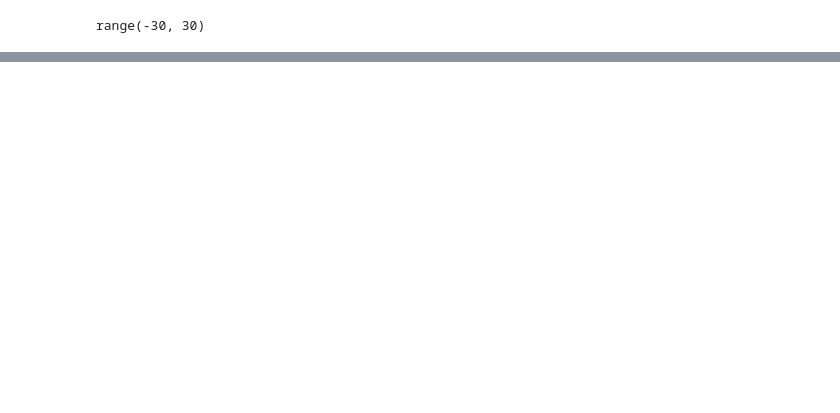
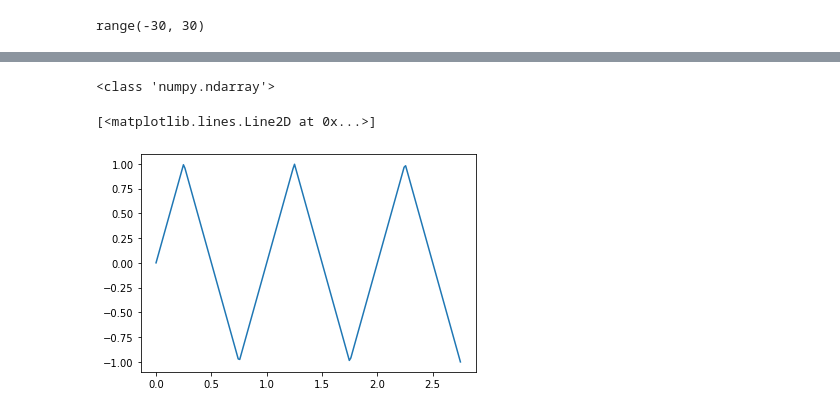
Before and after one commit to CiTRuS93/Signals-and-Systems-Course, a Jupyter notebook: hadar's send box.ipynb, the cells around one changed output, grey strips where cells are left out. Cells and saved outputs as stored; diff of their text form; code cells hidden in the pictures; blank space fills up the shorter version.

```diff
--- a/hadar's send box.ipynb
+++ b/hadar's send box.ipynb
@@ -390,0 +427,12 @@ ax.stem(k,C0)
+# %%
+import math
+t=np.linspace(0,2.75,201)
+print(type(t))
+tri =lambda t: 4*(t-1/2*math.floor(2*t+0.5))*(-1)**(math.floor(2*t+0.5))
+
+te = [tri(i) for i in t]
+plt.plot(t,te)
+# %% [output]
+<class 'numpy.ndarray'>
+[<matplotlib.lines.Line2D at 0x...>]
+[figure, added]
```
Also changed, not shown: parts of 9 cells of this notebook, 1 other file.
